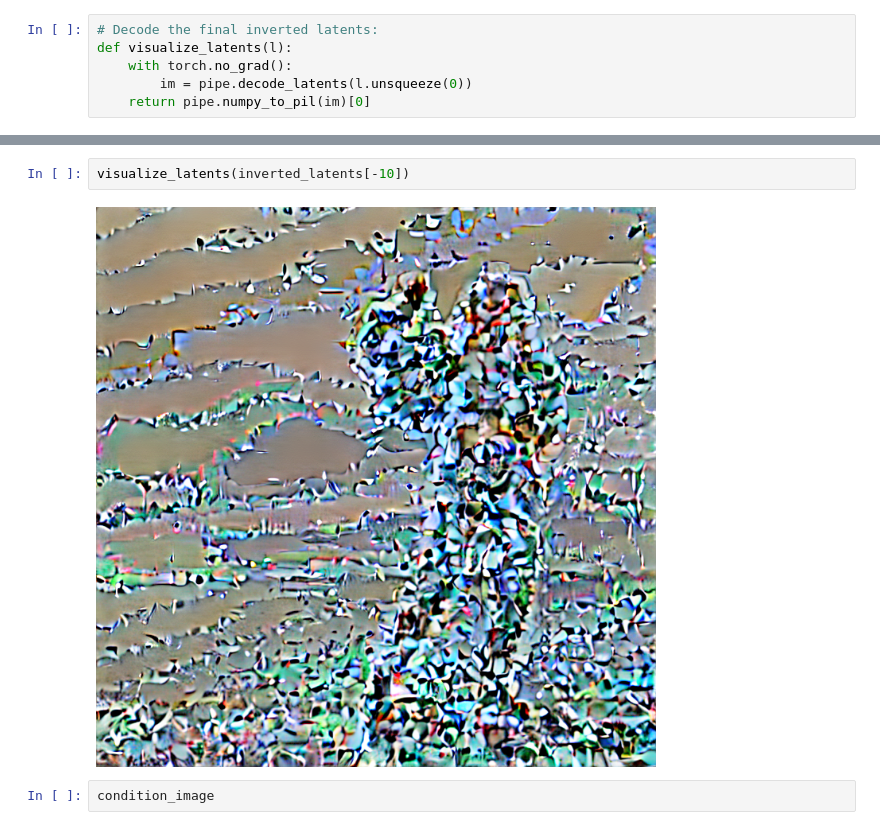
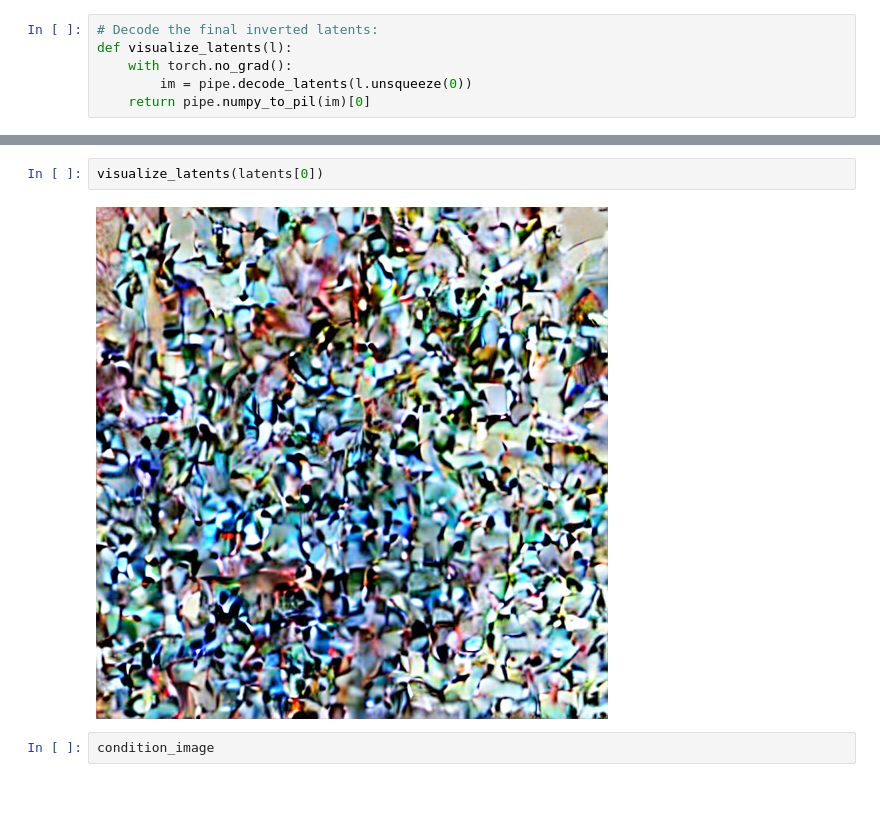
Before and after one commit to IzumiSatoshi/tile_interpolation, a Jupyter notebook: invertible_controlnet_test.ipynb, the cells around one changed output, grey strips where cells are left out. Cells and saved outputs as stored; diff of their text form; blank space fills up the shorter version.

```diff
--- a/invertible_controlnet_test.ipynb
+++ b/invertible_controlnet_test.ipynb
@@ -115,7 +124,7 @@ pipe(
-# %%
-visualize_latents(inverted_latents[-10])
-# %% [output]
-[figure, removed]
+# %%
+visualize_latents(latents[0])
+# %% [output]
+[figure, added]
 # %%
 condition_image
 # %% [output]
```
Also changed, not shown: parts of 10 cells of this notebook, 2 other files.
